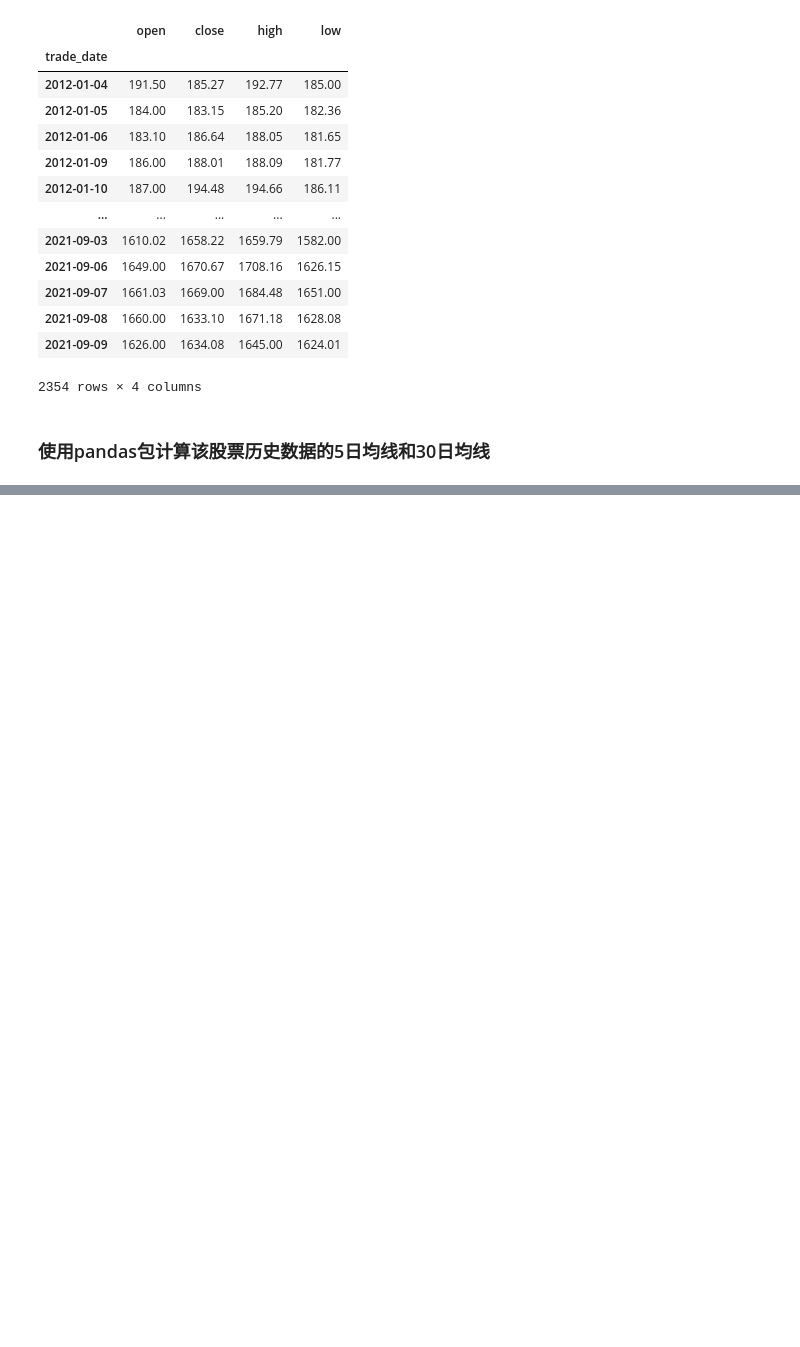
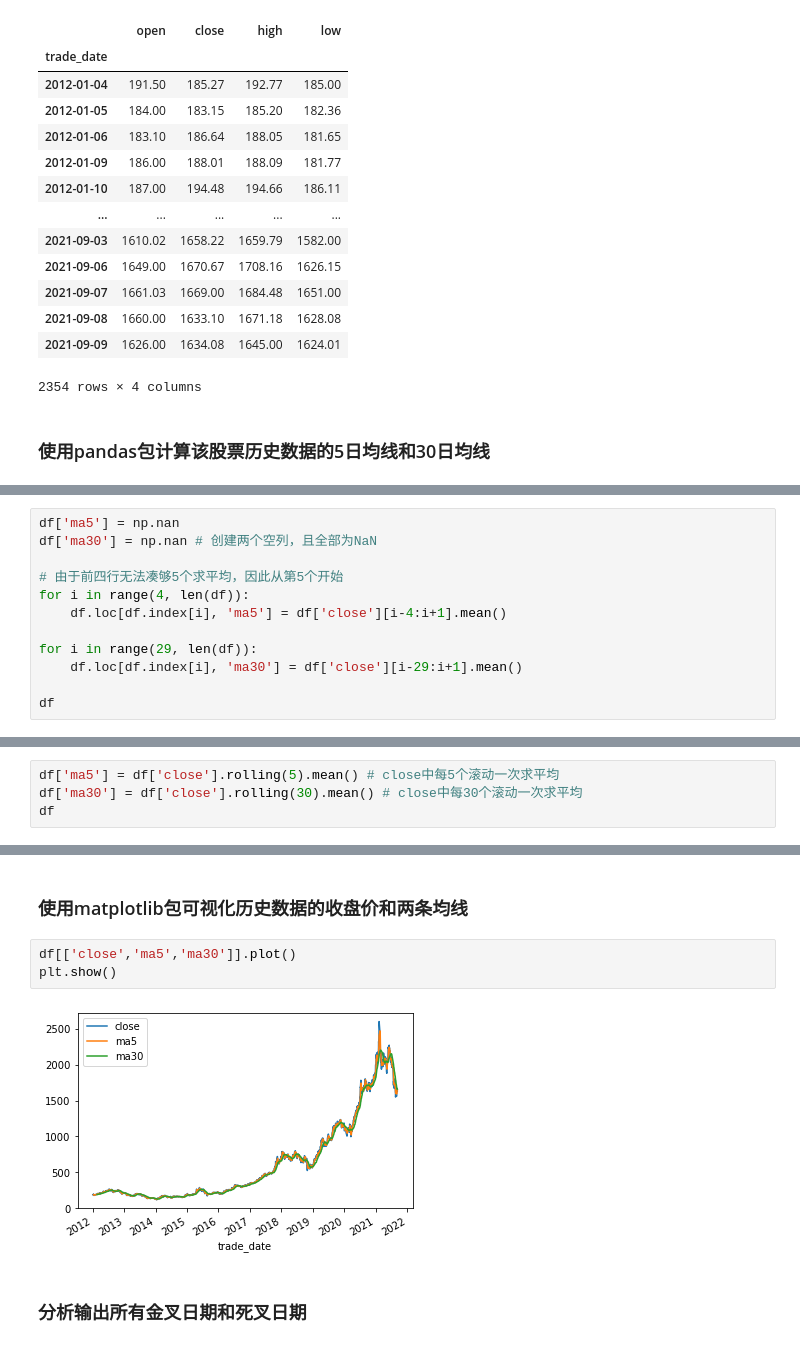
Before and after one commit to MorganREN/basic_quantitative_finance, a Jupyter notebook: 量化策略与分析/2_双均线分析-查找历史金叉死叉日期.ipynb, the cells around one changed output, grey strips where cells are left out. Saved outputs shown, nothing was run; the diff lists cells and outputs as text; blank space fills up the shorter version.

```diff
--- a/量化策略与分析/2_双均线分析-查找历史金叉死叉日期.ipynb
+++ b/量化策略与分析/2_双均线分析-查找历史金叉死叉日期.ipynb
@@ -59,0 +62,12 @@ df
+# %%
+df['ma5'] = np.nan
+df['ma30'] = np.nan # 创建两个空列，且全部为NaN
+
+# 由于前四行无法凑够5个求平均，因此从第5个开始
+for i in range(4, len(df)):
+    df.loc[df.index[i], 'ma5'] = df['close'][i-4:i+1].mean()
+
+for i in range(29, len(df)):
+    df.loc[df.index[i], 'ma30'] = df['close'][i-29:i+1].mean()
+
+df
@@ -59,0 +91,4 @@ df
+# %%
+df['ma5'] = df['close'].rolling(5).mean() # close中每5个滚动一次求平均
+df['ma30'] = df['close'].rolling(30).mean() # close中每30个滚动一次求平均
+df
@@ -59,0 +110,9 @@ df
+# %% [markdown]
+### 使用matplotlib包可视化历史数据的收盘价和两条均线
+# %%
+df[['close','ma5','ma30']].plot()
+plt.show()
+# %% [output]
+[figure, added]
+# %% [markdown]
+### 分析输出所有金叉日期和死叉日期
```
Also changed, not shown: parts of 4 cells of this notebook.
